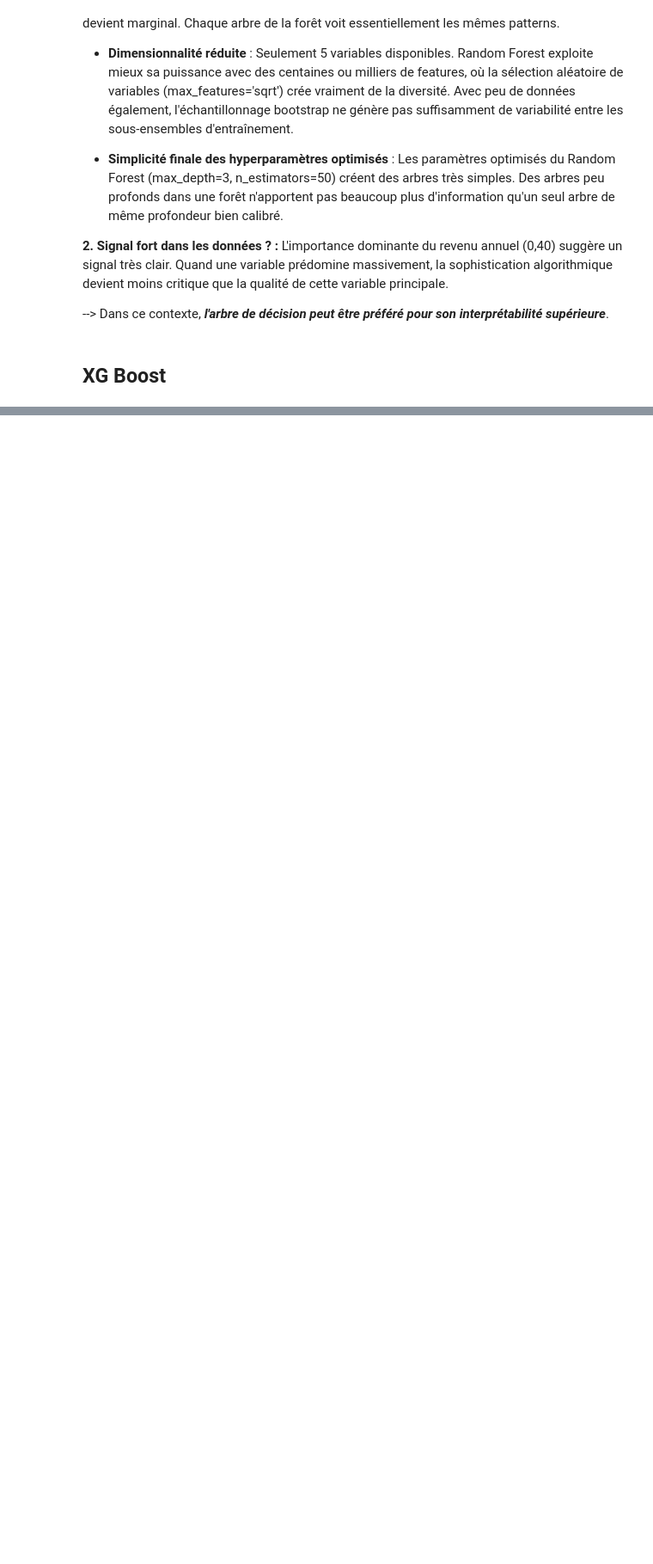
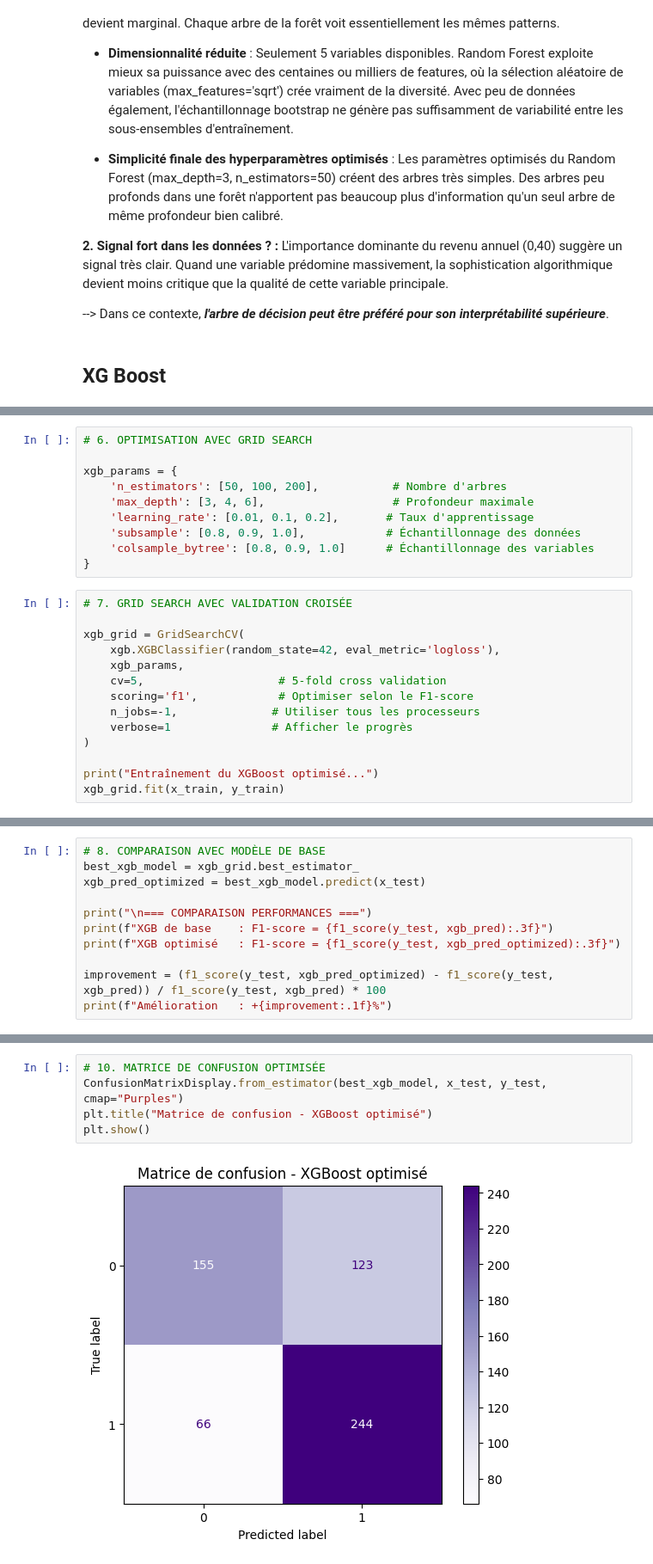
Before and after one commit to Emma-Coco/-ML_Marketing_FOAD-_-EmmaCOCOTanyaTIBOUCHE-, a Jupyter notebook: Analyse.ipynb, the cells around one changed output, grey strips where cells are left out. Shown at 86% size. Drawn from its saved outputs; the diff is of its cells as text; blank space fills up the shorter version.

```diff
--- a/Analyse.ipynb
+++ b/Analyse.ipynb
@@ -1902,0 +1944,24 @@ L'importance dominante du revenu annuel (0,40) suggère un signal très clair. Q
+# %%
+# 6. OPTIMISATION AVEC GRID SEARCH
+
+xgb_params = {
+    'n_estimators': [50, 100, 200],           # Nombre d'arbres
+    'max_depth': [3, 4, 6],                   # Profondeur maximale
+    'learning_rate': [0.01, 0.1, 0.2],       # Taux d'apprentissage
+    'subsample': [0.8, 0.9, 1.0],            # Échantillonnage des données
+    'colsample_bytree': [0.8, 0.9, 1.0]      # Échantillonnage des variables
+}
+# %%
+# 7. GRID SEARCH AVEC VALIDATION CROISÉE
+
+xgb_grid = GridSearchCV(
+    xgb.XGBClassifier(random_state=42, eval_metric='logloss'),
+    xgb_params,
+    cv=5,                    # 5-fold cross validation
+    scoring='f1',            # Optimiser selon le F1-score
+    n_jobs=-1,              # Utiliser tous les processeurs
+    verbose=1               # Afficher le progrès
+)
+
+print("Entraînement du XGBoost optimisé...")
+xgb_grid.fit(x_train, y_train)
@@ -1902,0 +1988,11 @@ L'importance dominante du revenu annuel (0,40) suggère un signal très clair. Q
+# %%
+# 8. COMPARAISON AVEC MODÈLE DE BASE
+best_xgb_model = xgb_grid.best_estimator_
+xgb_pred_optimized = best_xgb_model.predict(x_test)
+
+print("\n=== COMPARAISON PERFORMANCES ===")
+print(f"XGB de base    : F1-score = {f1_score(y_test, xgb_pred):.3f}")
+print(f"XGB optimisé   : F1-score = {f1_score(y_test, xgb_pred_optimized):.3f}")
+
+improvement = (f1_score(y_test, xgb_pred_optimized) - f1_score(y_test, xgb_pred)) / f1_score(y_test, xgb_pred) * 100
+print(f"Amélioration   : +{improvement:.1f}%")
@@ -1902,0 +2026,7 @@ L'importance dominante du revenu annuel (0,40) suggère un signal très clair. Q
+# %%
+# 10. MATRICE DE CONFUSION OPTIMISÉE
+ConfusionMatrixDisplay.from_estimator(best_xgb_model, x_test, y_test, cmap="Purples")
+plt.title("Matrice de confusion - XGBoost optimisé")
+plt.show()
+# %% [output]
+[figure, added]
```
Also changed, not shown: parts of 22 cells of this notebook.
